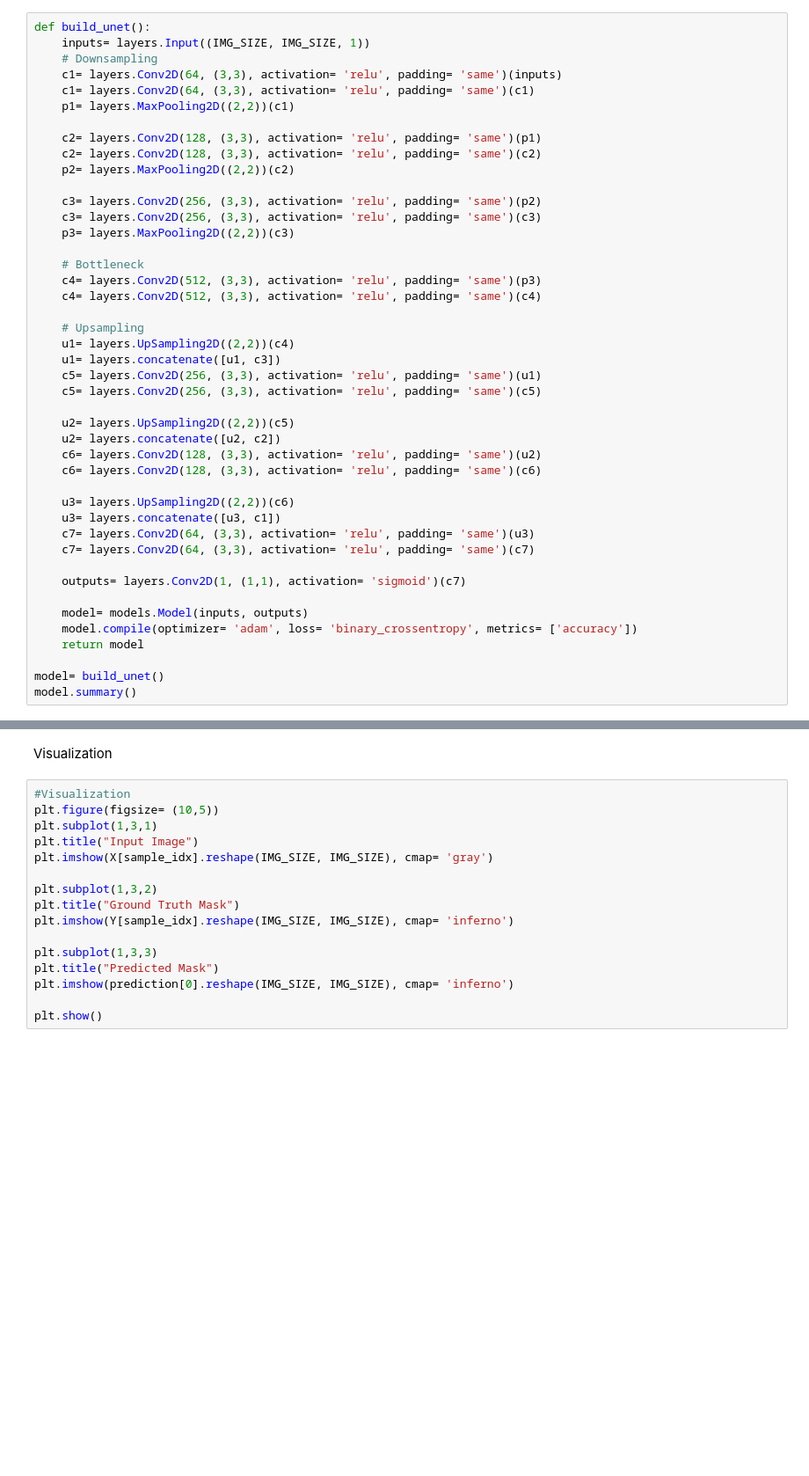
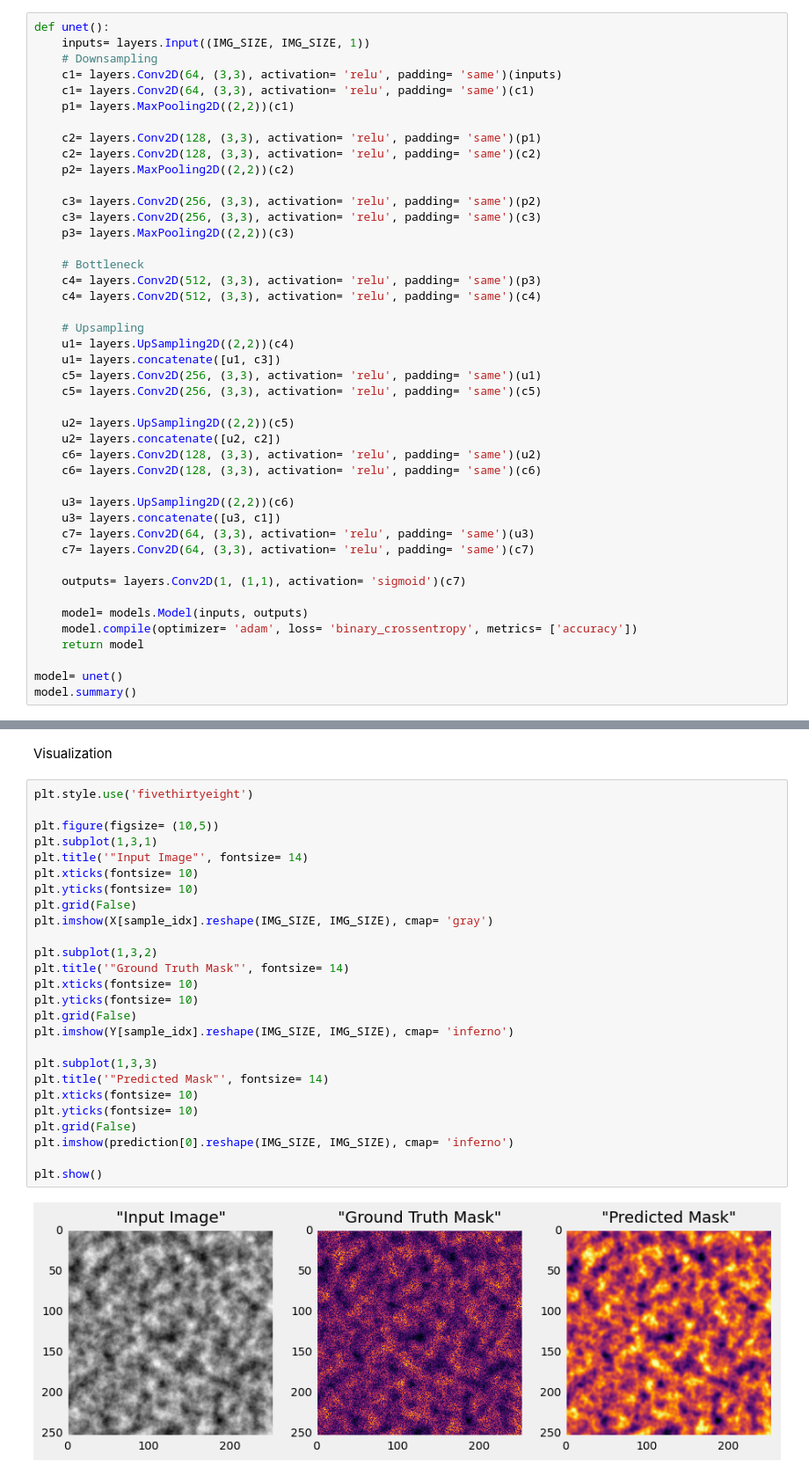
Before and after one commit to ErfanJoodi/Thickness-detection, a Jupyter notebook: Thickness detection.ipynb, the cells around one changed output, grey strips where cells are left out. Shown at 88% size. Saved outputs shown, nothing was run; the diff lists cells and outputs as text; blank space fills up the shorter version.

```diff
--- a/Thickness detection.ipynb
+++ b/Thickness detection.ipynb
@@ -91,7 +87,7 @@ Dataset Loaded:  (100, 256, 256, 1) (100, 256, 256, 1)
 # %% [markdown]
 Creating UNet model
 # %%
-def build_unet():
+def unet():
     inputs= layers.Input((IMG_SIZE, IMG_SIZE, 1))
     # Downsampling
     c1= layers.Conv2D(64, (3,3), activation= 'relu', padding= 'same')(inputs)
@@ -132,7 +128,7 @@ def build_unet():
     model.compile(optimizer= 'adam', loss= 'binary_crossentropy', metrics= ['accuracy'])
     return model
 
-model= build_unet()
+model= unet()
 model.summary()
 # %% [output]
 Model: "functional"
@@ -171,18 +188,30 @@ prediction= model.predict(X[sample_idx : sample_idx + 1])
 # %% [markdown]
 Visualization
 # %%
-#Visualization
+plt.style.use('fivethirtyeight')
+
 plt.figure(figsize= (10,5))
 plt.subplot(1,3,1)
-plt.title("Input Image")
+plt.title('"Input Image"', fontsize= 14)
+plt.xticks(fontsize= 10)
+plt.yticks(fontsize= 10)
+plt.grid(False)
 plt.imshow(X[sample_idx].reshape(IMG_SIZE, IMG_SIZE), cmap= 'gray')
 
 plt.subplot(1,3,2)
-plt.title("Ground Truth Mask")
+plt.title('"Ground Truth Mask"', fontsize= 14)
+plt.xticks(fontsize= 10)
+plt.yticks(fontsize= 10)
+plt.grid(False)
 plt.imshow(Y[sample_idx].reshape(IMG_SIZE, IMG_SIZE), cmap= 'inferno')
 
 plt.subplot(1,3,3)
-plt.title("Predicted Mask")
+plt.title('"Predicted Mask"', fontsize= 14)
+plt.xticks(fontsize= 10)
+plt.yticks(fontsize= 10)
+plt.grid(False)
 plt.imshow(prediction[0].reshape(IMG_SIZE, IMG_SIZE), cmap= 'inferno')
 
 plt.show()
+# %% [output]
+[figure, added]
```
Also changed, not shown: parts of 4 cells of this notebook, 1 other file.
